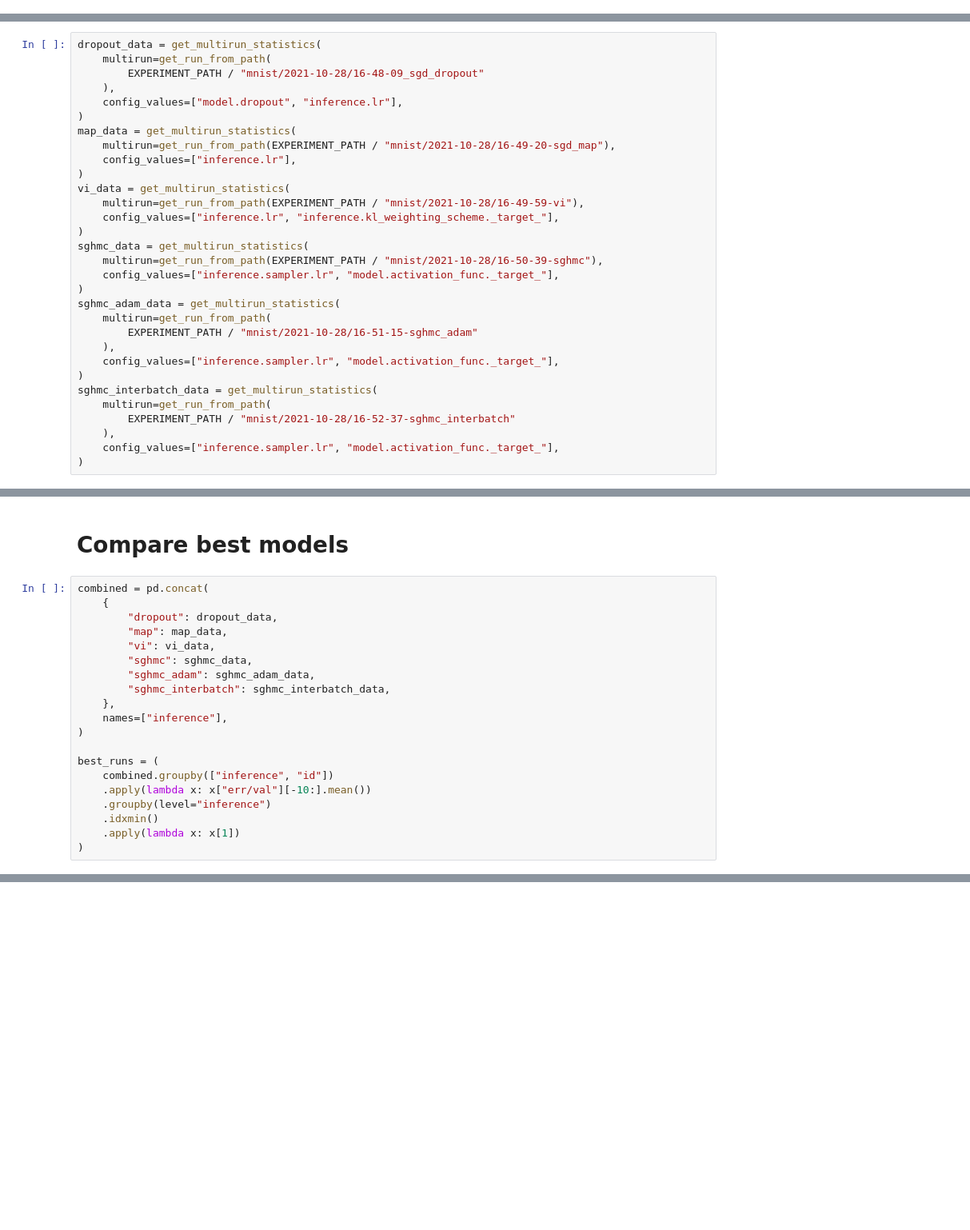
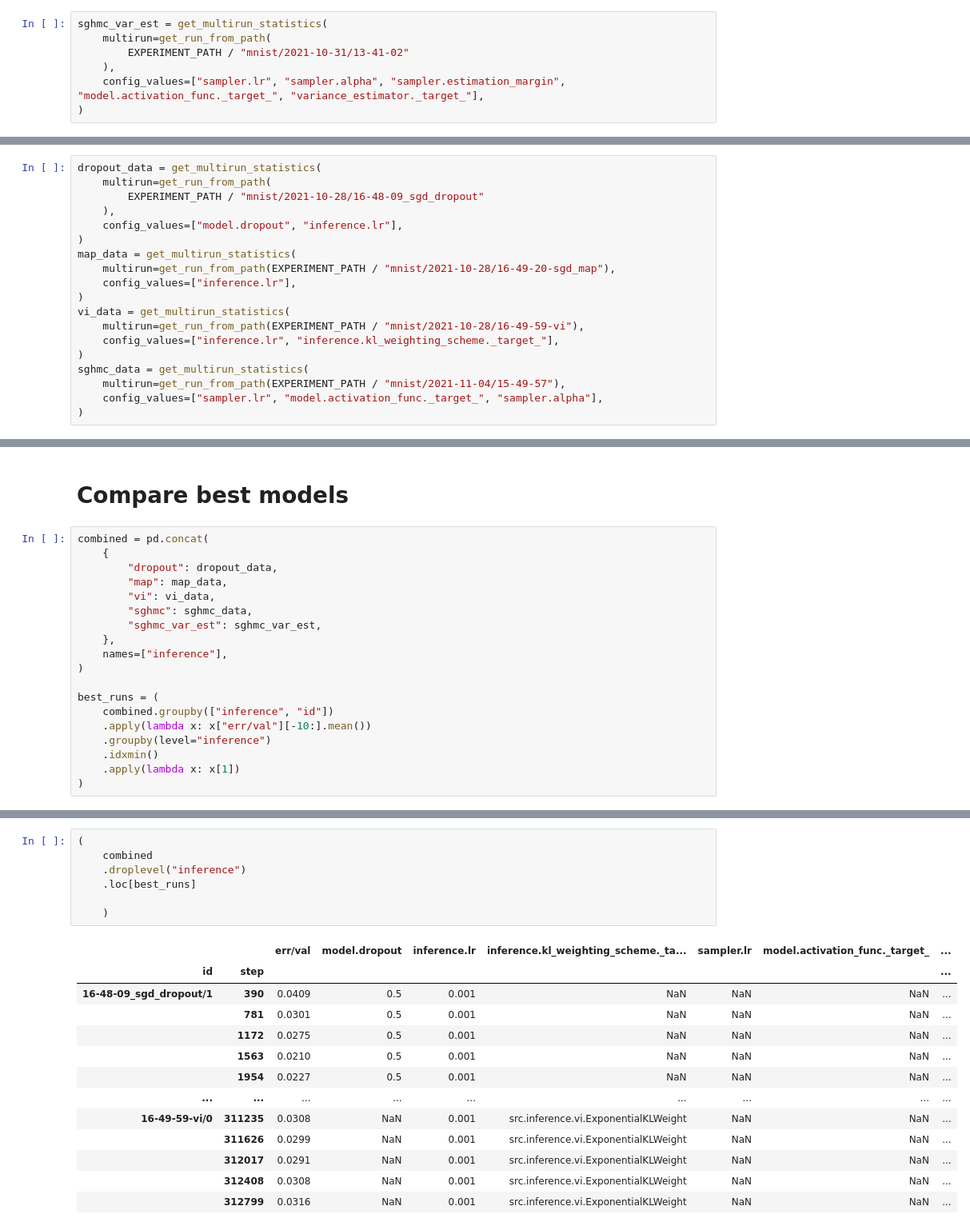
Before and after one commit to sorenhartmann/Speciale, a Jupyter notebook: notebooks/mnist.ipynb, the cells around one changed output, grey strips where cells are left out. Shown at 80% size. Cells and saved outputs as stored; diff of their text form; blank space fills up the shorter version.

```diff
--- a/notebooks/mnist.ipynb
+++ b/notebooks/mnist.ipynb
@@ -7,2 +8,9 @@ import altair as alt
 
 setup_altair()
+# %%
+sghmc_var_est = get_multirun_statistics(
+    multirun=get_run_from_path(
+        EXPERIMENT_PATH / "mnist/2021-10-31/13-41-02"
+    ),
+    config_values=["sampler.lr", "sampler.alpha", "sampler.estimation_margin", "model.activation_func._target_", "variance_estimator._target_"],
+)
@@ -22,21 +69,9 @@ vi_data = get_multirun_statistics(
     config_values=["inference.lr", "inference.kl_weighting_scheme._target_"],
 )
 sghmc_data = get_multirun_statistics(
-    multirun=get_run_from_path(EXPERIMENT_PATH / "mnist/2021-10-28/16-50-39-sghmc"),
-    config_values=["inference.sampler.lr", "model.activation_func._target_"],
+    multirun=get_run_from_path(EXPERIMENT_PATH / "mnist/2021-11-04/15-49-57"),
+    config_values=["sampler.lr", "model.activation_func._target_", "sampler.alpha"],
 )
-sghmc_adam_data = get_multirun_statistics(
-    multirun=get_run_from_path(
-        EXPERIMENT_PATH / "mnist/2021-10-28/16-51-15-sghmc_adam"
-    ),
-    config_values=["inference.sampler.lr", "model.activation_func._target_"],
-)
-sghmc_interbatch_data = get_multirun_statistics(
-    multirun=get_run_from_path(
-        EXPERIMENT_PATH / "mnist/2021-10-28/16-52-37-sghmc_interbatch"
-    ),
-    config_values=["inference.sampler.lr", "model.activation_func._target_"],
-)
 # %% [markdown]
 # Dropout
 # %%
@@ -152,8 +162,7 @@ combined = pd.concat(
         "map": map_data,
         "vi": vi_data,
         "sghmc": sghmc_data,
-        "sghmc_adam": sghmc_adam_data,
-        "sghmc_interbatch": sghmc_interbatch_data,
+        "sghmc_var_est": sghmc_var_est,
     },
     names=["inference"],
 )
@@ -167,0 +185,21 @@ best_runs = (
+# %%
+(
+    combined
+    .droplevel("inference")
+    .loc[best_runs]
+
+    )
+# %% [output]
+|  |  | err/val | model.dropout | inference.lr | inference.kl_weighting_scheme._ta... | sampler.lr | model.activation_func._target_ | ... |
+| id | step |  |  |  |  |  |  | ... |
+| 16-48-09_sgd_dropout/1 | 390 | 0.0409 | 0.5 | 0.001 | NaN | NaN | NaN | ... |
+|  | 781 | 0.0301 | 0.5 | 0.001 | NaN | NaN | NaN | ... |
+|  | 1172 | 0.0275 | 0.5 | 0.001 | NaN | NaN | NaN | ... |
+|  | 1563 | 0.0210 | 0.5 | 0.001 | NaN | NaN | NaN | ... |
+|  | 1954 | 0.0227 | 0.5 | 0.001 | NaN | NaN | NaN | ... |
+| ... | ... | ... | ... | ... | ... | ... | ... | ... |
+| 16-49-59-vi/0 | 311235 | 0.0308 | NaN | 0.001 | src.inference.vi.ExponentialKLWeight | NaN | NaN | ... |
+|  | 311626 | 0.0299 | NaN | 0.001 | src.inference.vi.ExponentialKLWeight | NaN | NaN | ... |
+|  | 312017 | 0.0291 | NaN | 0.001 | src.inference.vi.ExponentialKLWeight | NaN | NaN | ... |
+|  | 312408 | 0.0308 | NaN | 0.001 | src.inference.vi.ExponentialKLWeight | NaN | NaN | ... |
+|  | 312799 | 0.0316 | NaN | 0.001 | src.inference.vi.ExponentialKLWeight | NaN | NaN | ... |
```
Also changed, not shown: parts of 15 cells of this notebook, 23 other files.
